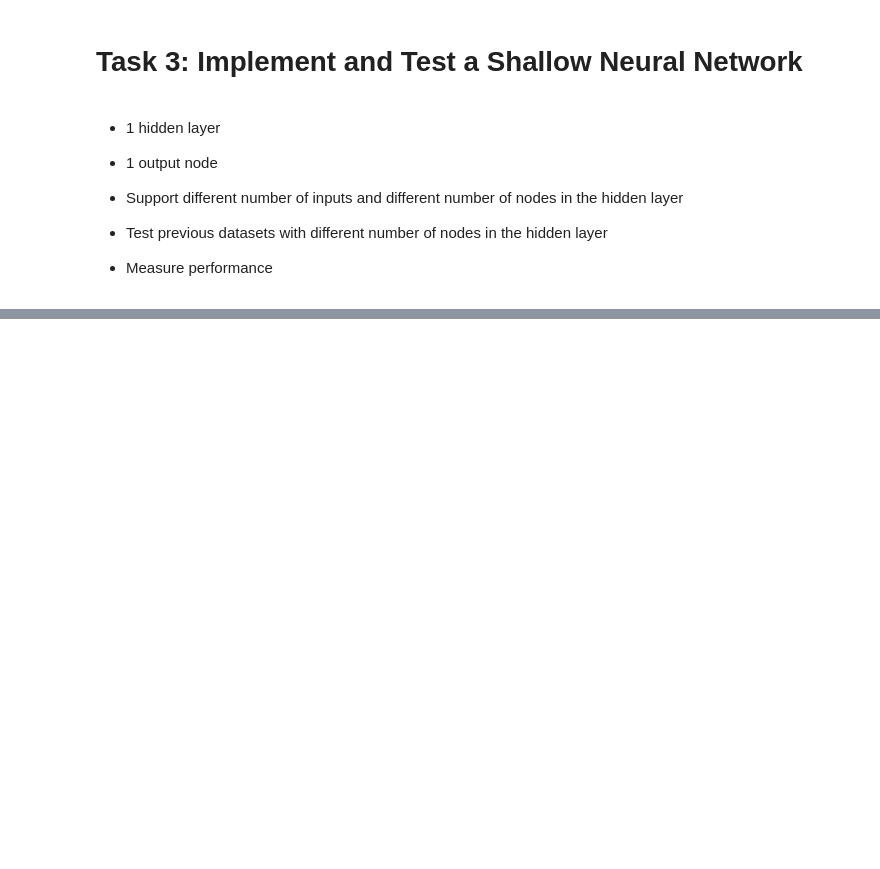
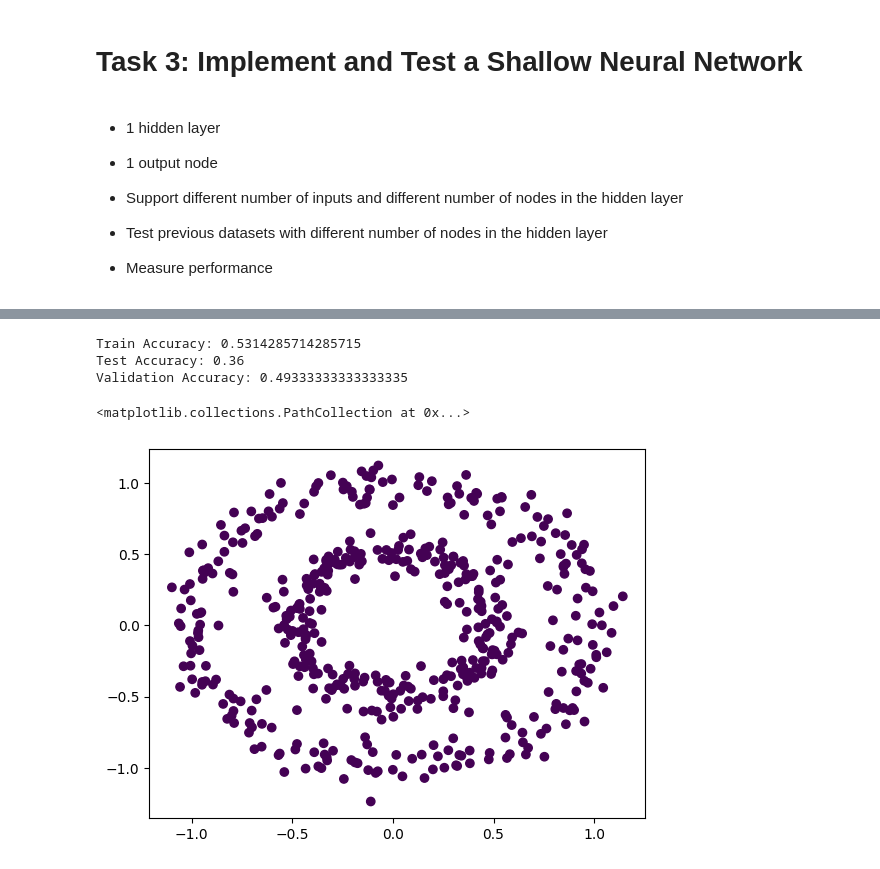
Before and after one commit to JulienJessmon/DeepLearning1, a Jupyter notebook: Assignment1.ipynb, the cells around one changed output, grey strips where cells are left out. Drawn from its saved outputs; the diff is of its cells as text; code cells hidden in the pictures; blank space fills up the shorter version.

```diff
--- a/Assignment1.ipynb
+++ b/Assignment1.ipynb
@@ -348,0 +345,15 @@ W
+# %%
+# file_path = 'Datasets/blobs600.csv'
+file_path = 'Datasets/circles500.csv'
+X, y = read_data(file_path)
+# Split data into training, testing, and validation sets
+X_train, y_train, X_test, y_test, X_val, y_val = split_data(X, y)
+# Initialize weights and bias
+np.random.seed(3301)
+neurons_hidden_layer = 10
+W, b, z, a = parameter_initialization(X, neurons_hidden_layer=neurons_hidden_layer)
+
+# Training the model using Stochastic Gradient Descent
+W_trained, b_trained, a_trained, z_trained = gradient_descent_t3(X_train, y_train, W, b, a, z, alpha=1e-4, max_iters=10000, threshold=1e-8)
+print("Trained Weights:", W_trained)
+print("Trained Bias:", b_trained)
@@ -348,0 +378,32 @@ W
+# %%
+treshold = 0.5
+y_hat_train= predict(X_train, W_trained, b_trained, z_trained, a_trained)
+y_pred_train = (y_hat_train >= treshold).astype(int)
+
+y_hat_test= predict(X_test, W_trained, b_trained, z_trained, a_trained)
+y_pred_test = (y_hat_test >= treshold).astype(int)
+
+y_hat_val= predict(X_val, W_trained, b_trained, z_trained, a_trained)
+y_pred_val = (y_hat_val >= treshold).astype(int)
+# %%
+accuracy_train = np.mean(y_pred_train == y_train)
+accuracy_test = np.mean(y_pred_test == y_test)
+accuracy_val = np.mean(y_pred_val == y_val)
+print("Train Accuracy:", accuracy_train)
+print("Test Accuracy:", accuracy_test)
+print("Validation Accuracy:", accuracy_val)
+# Scatter plot of test results
+# https://stackoverflow.com/questions/12414619/creating-a-3d-plot-from-a-3d-numpy-array
+X_all = np.vstack((X_train, X_test, X_val))
+y_pred_all = np.hstack((y_pred_train, y_pred_test, y_pred_val))
+# %% [output]
+Train Accuracy: 0.5314285714285715
+Test Accuracy: 0.36
+Validation Accuracy: 0.49333333333333335
+# %%
+fig = plt.figure()
+ax = fig.add_subplot()
+ax.scatter(X_all[:, 0], X_all[:, 1], c=y_pred_all)
+# %% [output]
+<matplotlib.collections.PathCollection at 0x...>
+[figure, added]
```
Also changed, not shown: parts of 15 cells of this notebook.
